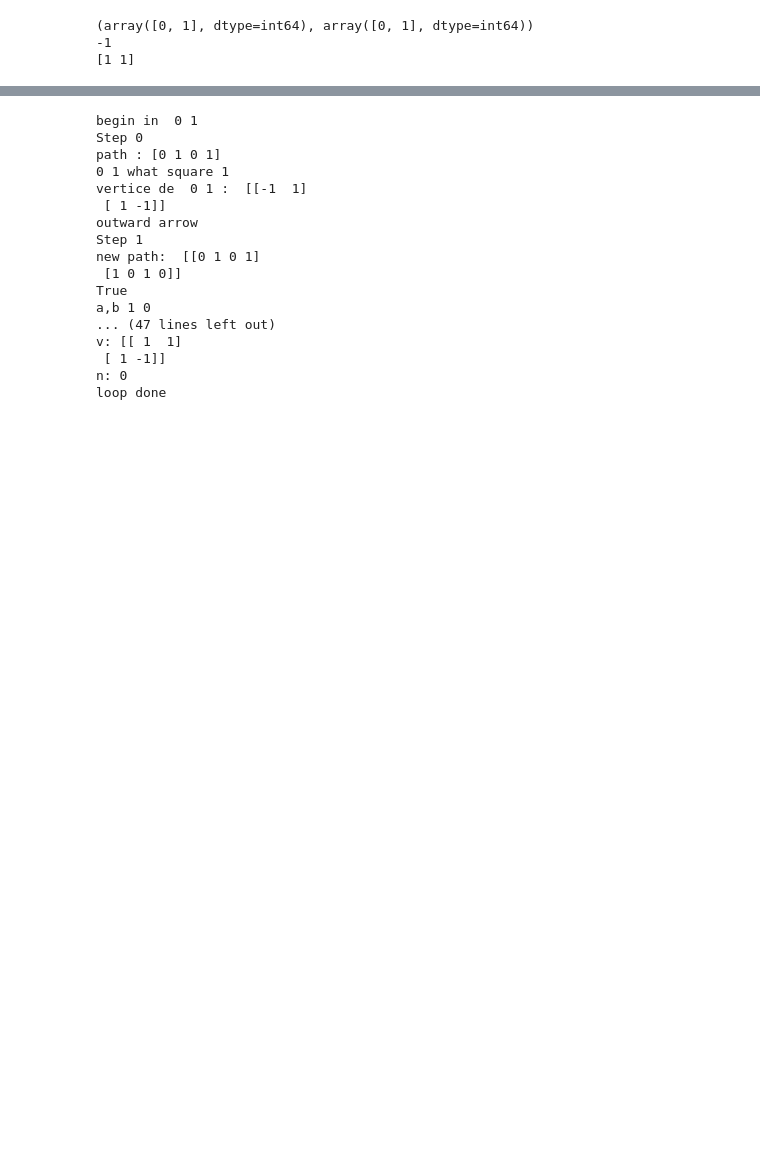
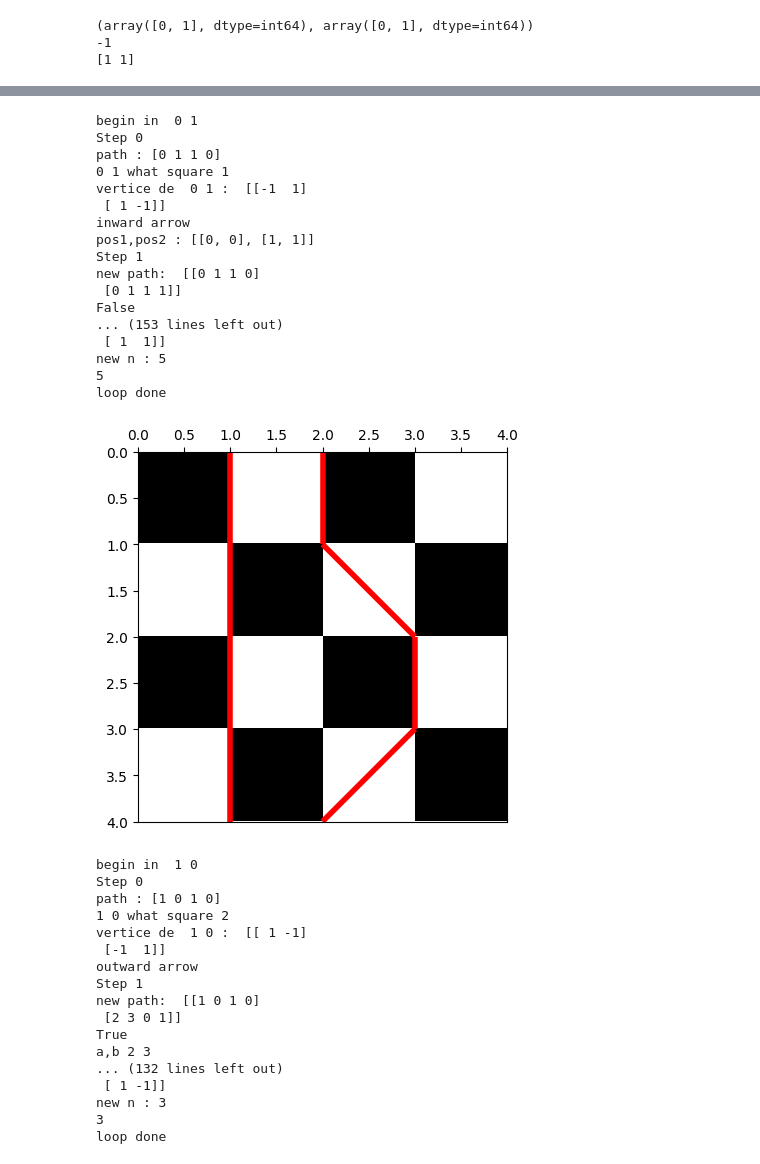
Before and after one commit to SimoneAusilio/qmc-algorithm-spin-system, a Jupyter notebook: Test_loop_update_NOTEBOOK.ipynb, the cells around one changed output, grey strips where cells are left out. Saved outputs shown, nothing was run; the diff lists cells and outputs as text; code cells hidden in the pictures; blank space fills up the shorter version.

Commit message:
functionnal loop update without cleaning yet

```diff
--- a/Test_loop_update_NOTEBOOK.ipynb
+++ b/Test_loop_update_NOTEBOOK.ipynb
@@ -62,20 +27,40 @@ jupyter-client 7.4.7 requires pyzmq>=23.0, but you'll have pyzmq 19.0.2 which is
-# %%
-vertex.loop(essai_chessboard)
-# %% [output]
-begin in  0 1
-Step 0
-path : [0 1 0 1]
-0 1 what square 1
-vertice de  0 1 :  [[-1  1]
- [ 1 -1]]
-outward arrow
-Step 1
-new path:  [[0 1 0 1]
- [1 0 1 0]]
-True
-a,b 1 0
-... (47 lines left out)
-v: [[ 1  1]
- [ 1 -1]]
-n: 0
-loop done
+# %%
+for i in range(5):
+    vertex.loop(essai_chessboard)
+    essai_chessboard._plot_chessboard_image()
+# %% [output]
+begin in  0 1
+Step 0
+path : [0 1 1 0]
+0 1 what square 1
+vertice de  0 1 :  [[-1  1]
+ [ 1 -1]]
+inward arrow
+pos1,pos2 : [[0, 0], [1, 1]]
+Step 1
+new path:  [[0 1 1 0]
+ [0 1 1 1]]
+False
+... (153 lines left out)
+ [ 1  1]]
+new n : 5
+5
+loop done
+[figure, added]
+begin in  1 0
+Step 0
+path : [1 0 1 0]
+1 0 what square 2
+vertice de  1 0 :  [[ 1 -1]
+ [-1  1]]
+outward arrow
+Step 1
+new path:  [[1 0 1 0]
+ [2 3 0 1]]
+True
+a,b 2 3
+... (132 lines left out)
+ [ 1 -1]]
+new n : 3
+3
+loop done
```
Also changed, not shown: parts of 6 cells of this notebook.
